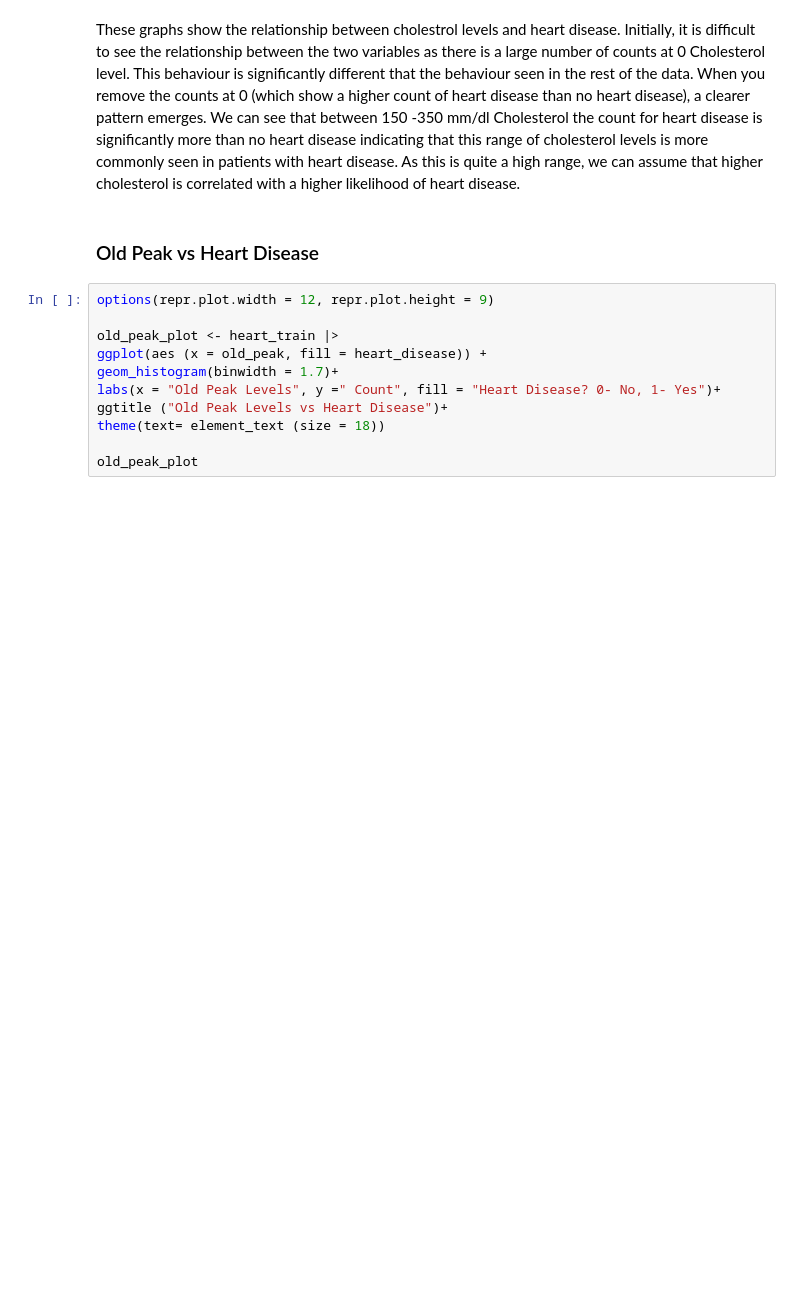
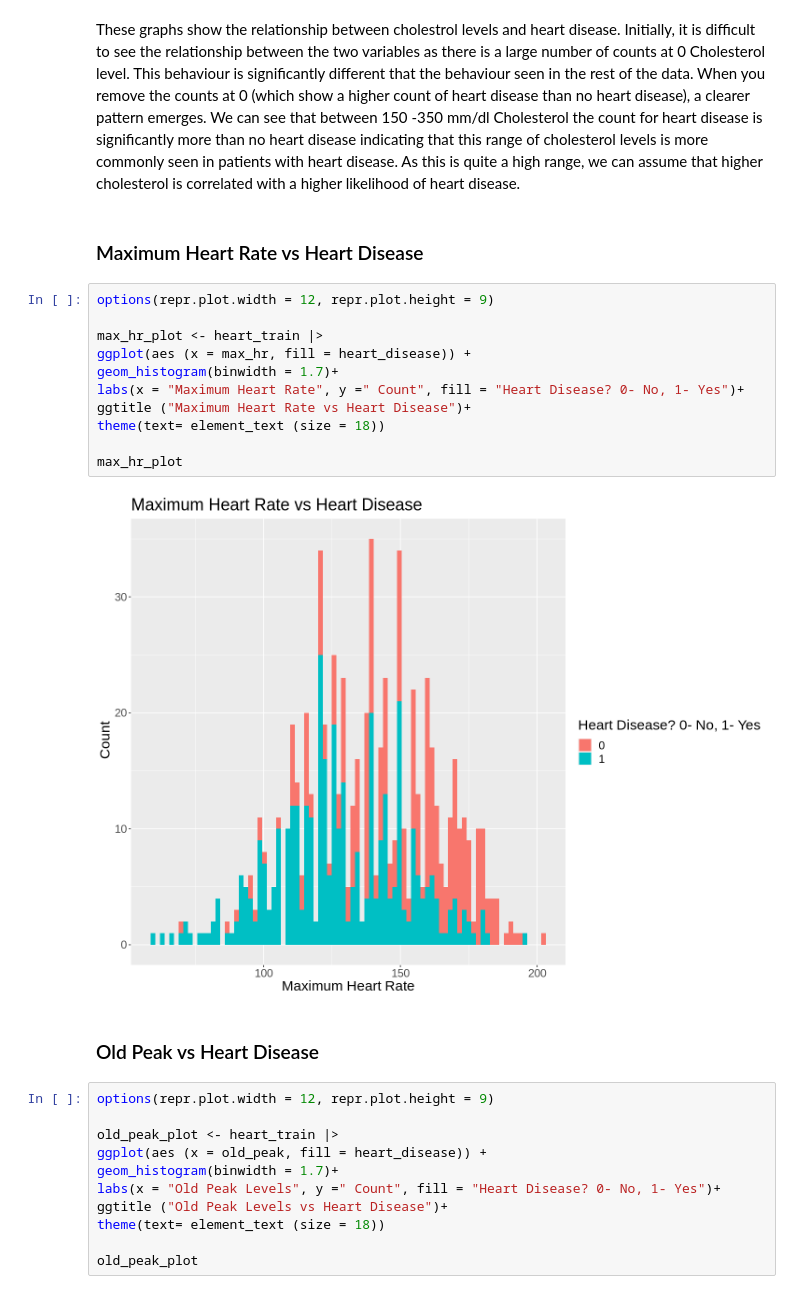
Before and after one commit to sara2815/Heart-Attack-Analysis, a Jupyter notebook: Group-43-Project.ipynb, the cells around one changed output. Cells and saved outputs as stored; diff of their text form; blank space fills up the shorter version.

```diff
--- a/Group-43-Project.ipynb
+++ b/Group-43-Project.ipynb
@@ -266,5 +280,20 @@ cholesterol_plot_2
 # %% [markdown]
 These graphs show the relationship between cholestrol levels and heart disease. Initially, it is difficult to see the relationship between the two variables as there is a large number of counts at 0 Cholesterol level. This behaviour is significantly different that the behaviour seen in the rest of the data. When you remove the counts at 0 (which show a higher count of heart disease than no heart disease), a clearer pattern emerges. We can see that between 150 -350 mm/dl Cholesterol the count for heart disease is significantly more than no heart disease indicating that this range of cholesterol levels is more commonly seen in patients with heart disease. As this is quite a high range, we can assume that higher cholesterol is correlated with a higher likelihood of heart disease.
+# %% [markdown]
+### Maximum Heart Rate vs Heart Disease ###
+# %%
+options(repr.plot.width = 12, repr.plot.height = 9)
+
+max_hr_plot <- heart_train |>
+ggplot(aes (x = max_hr, fill = heart_disease)) +
+geom_histogram(binwidth = 1.7)+
+labs(x = "Maximum Heart Rate", y =" Count", fill = "Heart Disease? 0- No, 1- Yes")+
+ggtitle ("Maximum Heart Rate vs Heart Disease")+
+theme(text= element_text (size = 18))
+
+max_hr_plot
+# %% [output]
+[figure, added]
 # %% [markdown]
 ### Old Peak vs Heart Disease ###
 # %%
```
Also changed, not shown: parts of 32 cells of this notebook.
